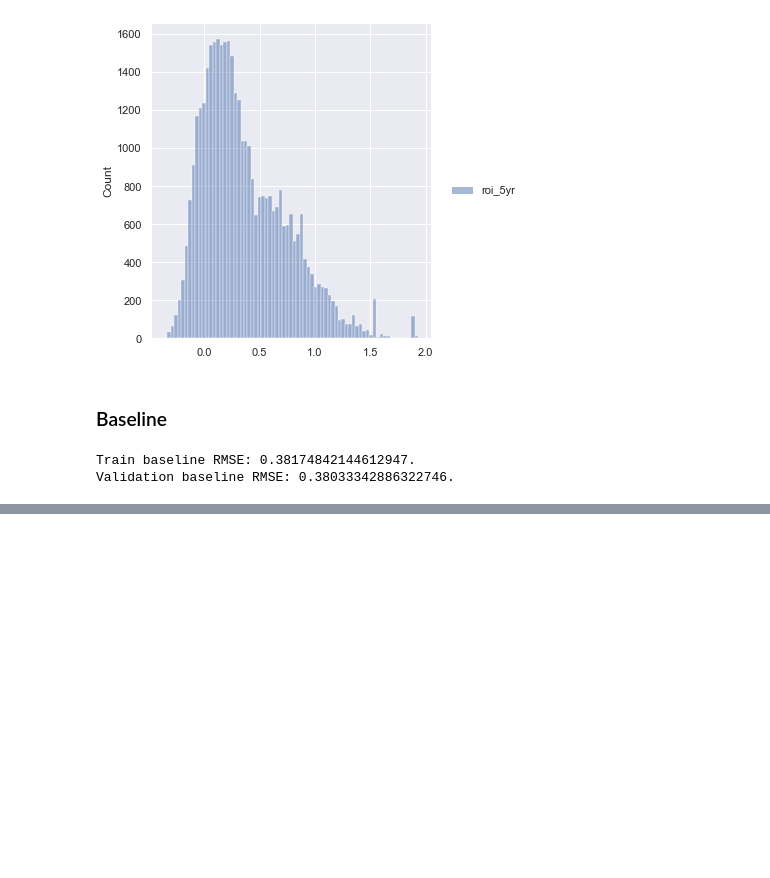
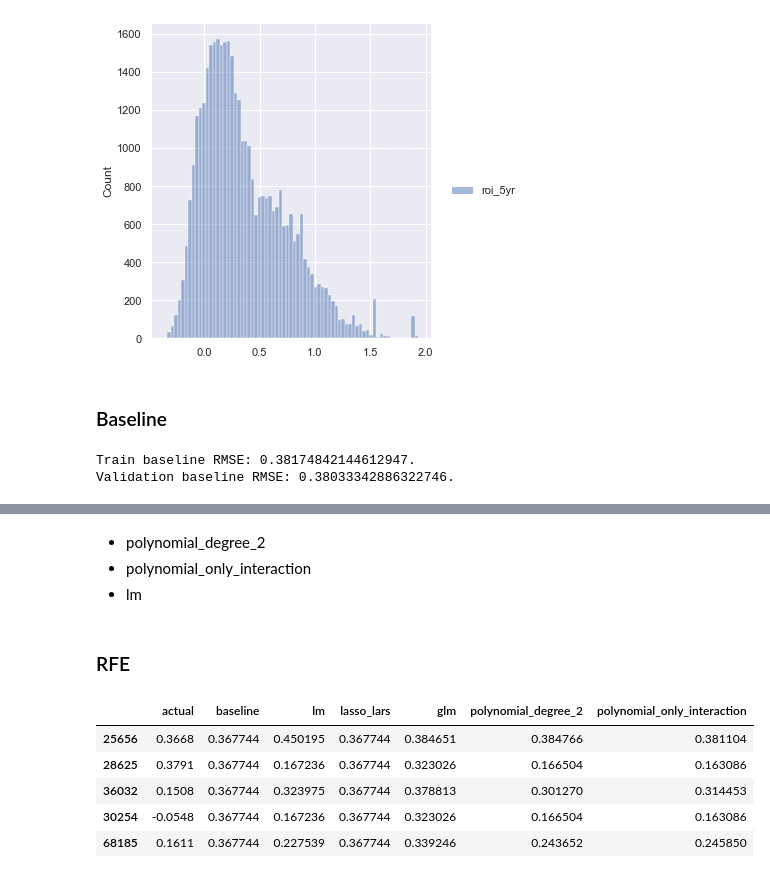
Before and after one commit to CDM-College-ROI/capstone_working_repo, a Jupyter notebook: cc_folder/cc_modeling.ipynb, the cells around one changed output, grey strips where cells are left out. Drawn from its saved outputs; the diff is of its cells as text; code cells hidden in the pictures; blank space fills up the shorter version.

```diff
--- a/cc_folder/cc_modeling.ipynb
+++ b/cc_folder/cc_modeling.ipynb
@@ -725,0 +831,58 @@ Validation baseline RMSE: 0.38033342886322746.
+# %% [markdown]
+* polynomial_degree_2
+* polynomial_only_interaction
+* lm
+# %% [markdown]
+### RFE
+# %%
+x_train_rfe = x_train_imputed_scaled_with_dummy[['AS','FM','GU','MN','MP','OH','PR','SD','VI','midwest','northeast',
+                                                 'southeast','claster_basic_info_0','claster_basic_info_1',
+                                                 'claster_basic_info_2','claster_basic_info_3','claster_basic_info_4',
+                                                 'claster_basic_info_7','claster_major_0','claster_major_1',
+                                                 'claster_major_2','claster_major_3','claster_major_4',
+                                                 'claster_major_5','claster_major_6','claster_student_0','claster_student_1',
+                                                 'claster_student_2','claster_student_3','claster_student_4']]
+# %%
+predictions_train_rfe_model = pd.DataFrame({'actual': train.roi_5yr})
+predictions_train_rfe_model['baseline'] = baseline
+
+lm = LinearRegression()
+lm.fit(x_train_rfe, y_train_imputed)
+predictions_train_rfe_model['lm'] = lm.predict(x_train_rfe)
+
+lars = LassoLars(alpha=1.0)
+lars.fit(x_train_rfe, y_train_imputed)
+predictions_train_rfe_model['lasso_lars'] = lars.predict(x_train_rfe)
+
+glm = TweedieRegressor(power=0, alpha=1)
+glm.fit(x_train_rfe, y_train_imputed)
+predictions_train_rfe_model['glm'] = glm.predict(x_train_rfe)
+
+poly = PolynomialFeatures(degree=2, include_bias=False, interaction_only=False)
+poly.fit(x_train_rfe)
+x_train_rfe_poly = pd.DataFrame(
+    poly.transform(x_train_rfe),
+    columns=poly.get_feature_names(x_train_rfe.columns),
+    index=train.index)
+lm1 = LinearRegression()
+lm1.fit(x_train_rfe_poly, y_train_imputed)
+x_train_rfe_poly = poly.transform(x_train_rfe)
+predictions_train_rfe_model['polynomial_degree_2'] = lm1.predict(x_train_rfe_poly)
+
+poly1 = PolynomialFeatures(degree=2, include_bias=False, interaction_only=True)
+poly1.fit(x_train_rfe)
+x_train_rfe_poly1 = pd.DataFrame(
+    poly1.transform(x_train_rfe),
+    columns=poly1.get_feature_names(x_train_rfe.columns),
+    index=train.index)
+lm1.fit(x_train_rfe_poly1, y_train_imputed)
+x_train_poly1 = poly1.transform(x_train_rfe)
+predictions_train_rfe_model['polynomial_only_interaction'] = lm1.predict(x_train_rfe_poly1)
+predictions_train_rfe_model.head()
+# %% [output]
+|  | actual | baseline | lm | lasso_lars | glm | polynomial_degree_2 | polynomial_only_interaction |
+| 25656 | 0.3668 | 0.367744 | 0.450195 | 0.367744 | 0.384651 | 0.384766 | 0.381104 |
+| 28625 | 0.3791 | 0.367744 | 0.167236 | 0.367744 | 0.323026 | 0.166504 | 0.163086 |
+| 36032 | 0.1508 | 0.367744 | 0.323975 | 0.367744 | 0.378813 | 0.301270 | 0.314453 |
+| 30254 | -0.0548 | 0.367744 | 0.167236 | 0.367744 | 0.323026 | 0.166504 | 0.163086 |
+| 68185 | 0.1611 | 0.367744 | 0.227539 | 0.367744 | 0.339246 | 0.243652 | 0.245850 |
```
Also changed, not shown: parts of 19 cells of this notebook.
